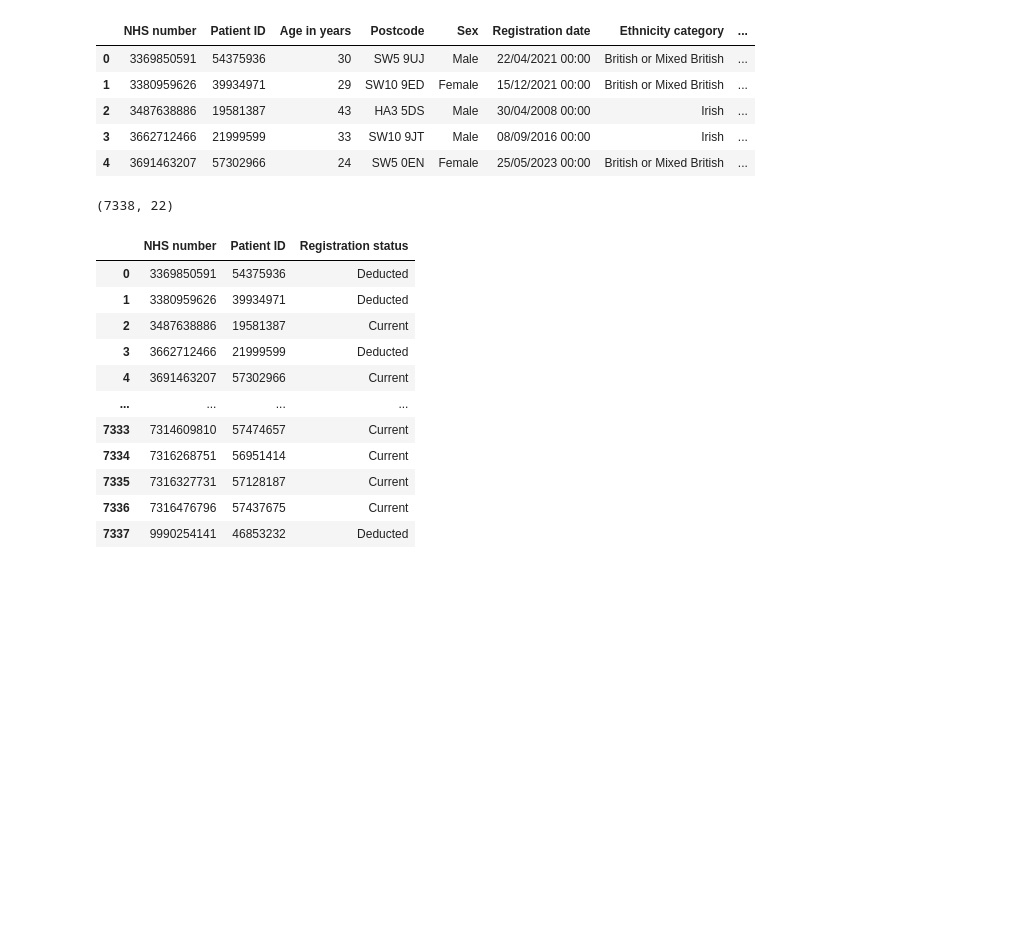
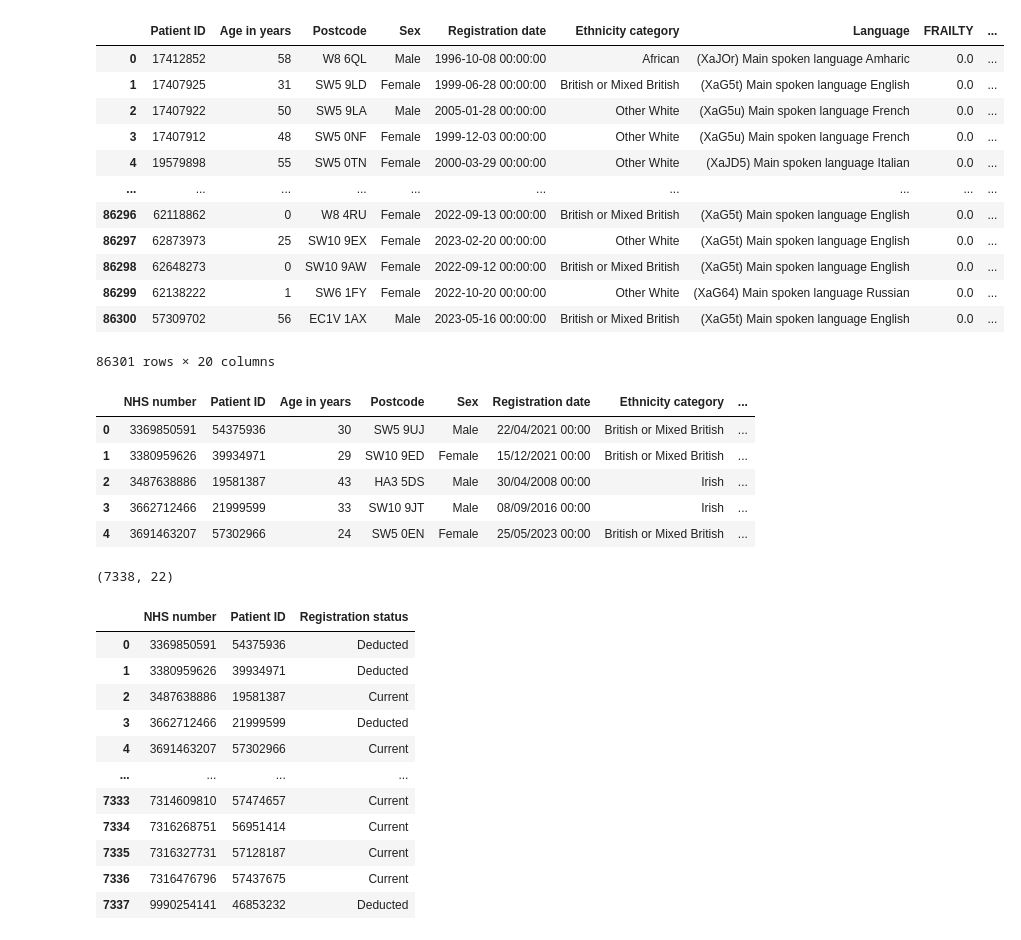
Before and after one commit to janduplessis883/project-showupforhealth, a Jupyter notebook: notebooks/janduplessis883 combine clinical.ipynb, the cells around one changed output. Drawn from its saved outputs; the diff is of its cells as text; code cells hidden in the pictures; blank space fills up the shorter version.

```diff
--- a/notebooks/janduplessis883 combine clinical.ipynb
+++ b/notebooks/janduplessis883 combine clinical.ipynb
@@ -52,3 +59,21 @@ Drop Duplicates
+# %%
+ptid = pd.read_csv(f'{OUTPUT_DATA}global_disease_register.csv')
+# %%
+ptid
+# %% [output]
+|  | Patient ID | Age in years | Postcode | Sex | Registration date | Ethnicity category | Language | FRAILTY | ... |
+| 0 | 17412852 | 58 | W8 6QL | Male | 1996-10-08 00:00:00 | African | (XaJOr) Main spoken language Amharic | 0.0 | ... |
+| 1 | 17407925 | 31 | SW5 9LD | Female | 1999-06-28 00:00:00 | British or Mixed British | (XaG5t) Main spoken language English | 0.0 | ... |
+| 2 | 17407922 | 50 | SW5 9LA | Male | 2005-01-28 00:00:00 | Other White | (XaG5u) Main spoken language French | 0.0 | ... |
+| 3 | 17407912 | 48 | SW5 0NF | Female | 1999-12-03 00:00:00 | Other White | (XaG5u) Main spoken language French | 0.0 | ... |
+| 4 | 19579898 | 55 | SW5 0TN | Female | 2000-03-29 00:00:00 | Other White | (XaJD5) Main spoken language Italian | 0.0 | ... |
+| ... | ... | ... | ... | ... | ... | ... | ... | ... | ... |
+| 86296 | 62118862 | 0 | W8 4RU | Female | 2022-09-13 00:00:00 | British or Mixed British | (XaG5t) Main spoken language English | 0.0 | ... |
+| 86297 | 62873973 | 25 | SW10 9EX | Female | 2023-02-20 00:00:00 | Other White | (XaG5t) Main spoken language English | 0.0 | ... |
+| 86298 | 62648273 | 0 | SW10 9AW | Female | 2022-09-12 00:00:00 | British or Mixed British | (XaG5t) Main spoken language English | 0.0 | ... |
+| 86299 | 62138222 | 1 | SW6 1FY | Female | 2022-10-20 00:00:00 | Other White | (XaG64) Main spoken language Russian | 0.0 | ... |
+| 86300 | 57309702 | 56 | EC1V 1AX | Male | 2023-05-16 00:00:00 | British or Mixed British | (XaG5t) Main spoken language English | 0.0 | ... |
+86301 rows × 20 columns
 # %%
 disease = pd.read_csv(f'{OUTPUT_DATA}global_disease_register.csv')
 # %%
```
Also changed, not shown: parts of 3 cells of this notebook, 2 other files.
